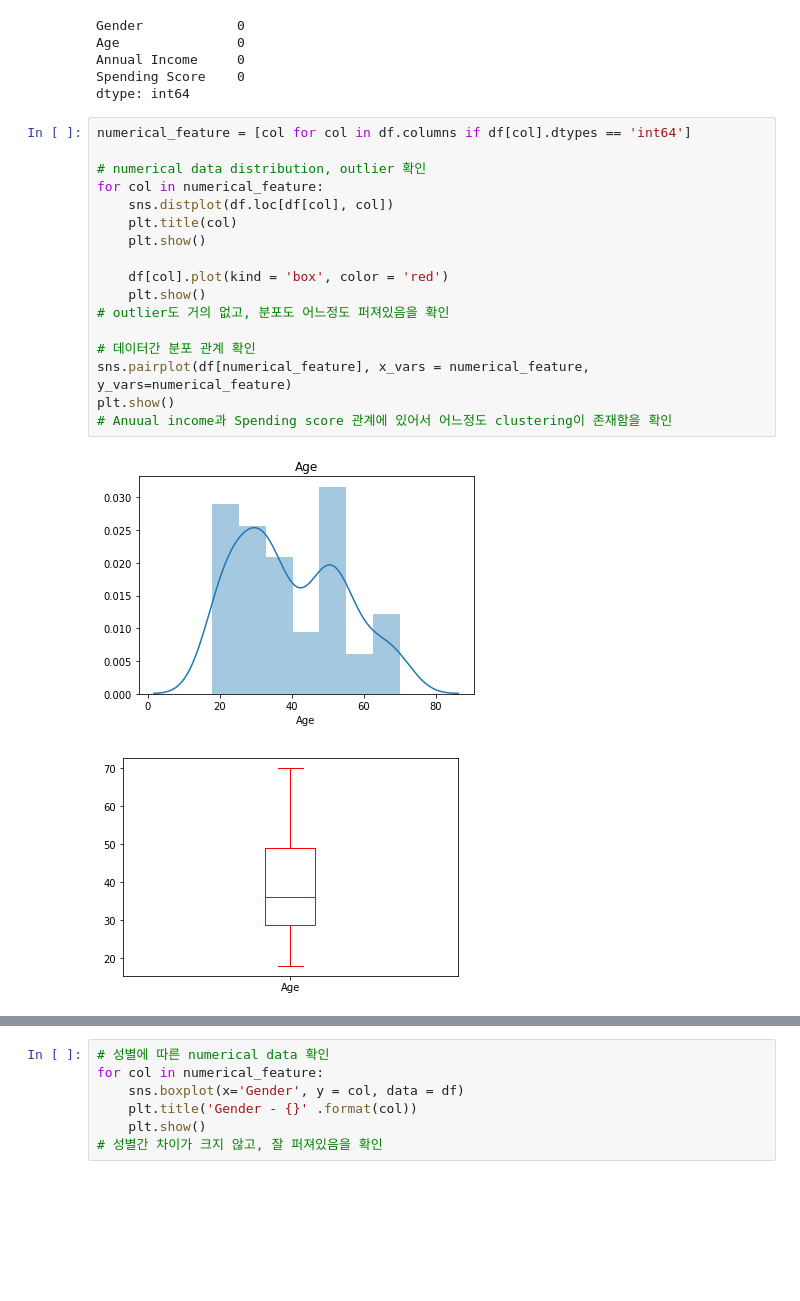
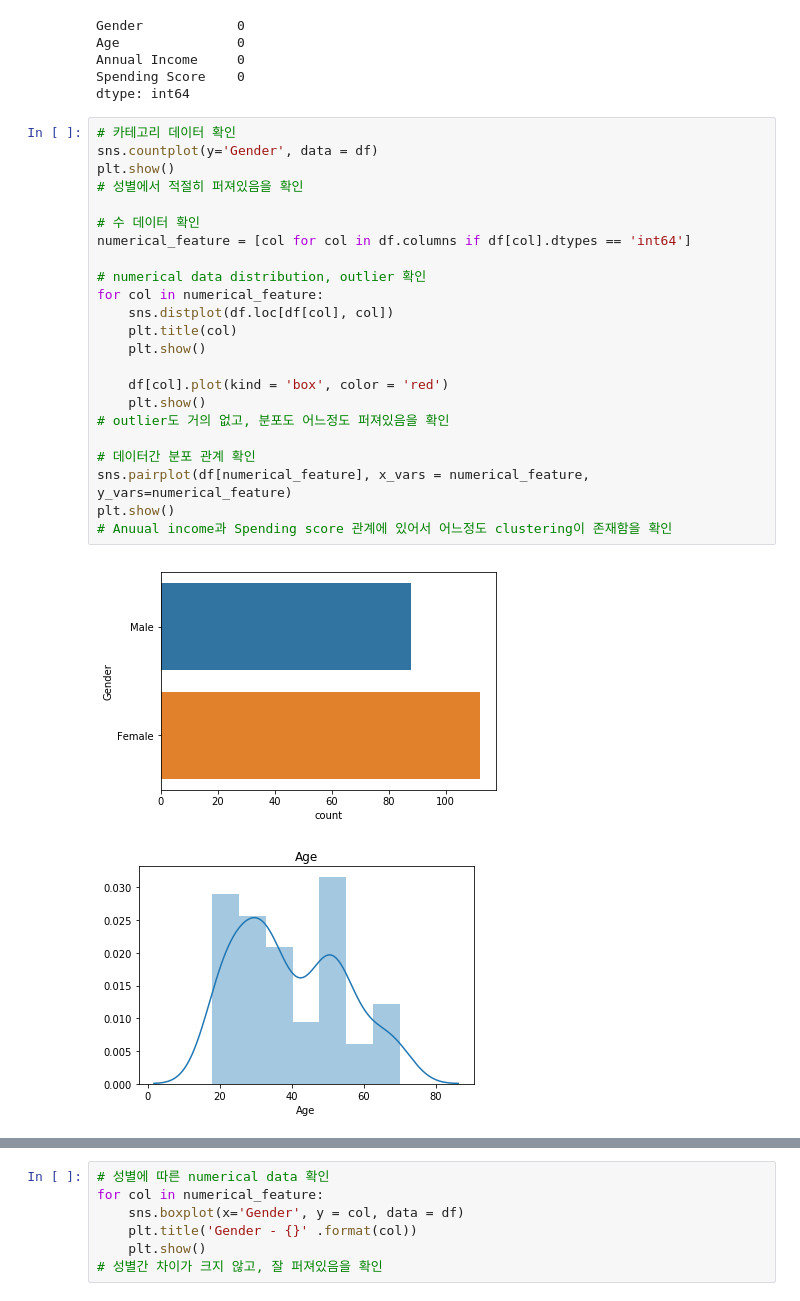
Before and after one commit to KimDoubleB/DS_Tutorials, a Jupyter notebook: Clustering_customer.ipynb, the cells around one changed output, grey strips where cells are left out. Drawn from its saved outputs; the diff is of its cells as text; blank space fills up the shorter version.

```diff
--- a/Clustering_customer.ipynb
+++ b/Clustering_customer.ipynb
@@ -55,22 +59,28 @@ Annual Income     0
 Spending Score    0
 dtype: int64
 # %%
+# 카테고리 데이터 확인
+sns.countplot(y='Gender', data = df)
+plt.show()
+# 성별에서 적절히 퍼져있음을 확인
+
+# 수 데이터 확인
 numerical_feature = [col for col in df.columns if df[col].dtypes == 'int64']
 
 # numerical data distribution, outlier 확인
 for col in numerical_feature:
     sns.distplot(df.loc[df[col], col])
     plt.title(col)
     plt.show()
 
     df[col].plot(kind = 'box', color = 'red')
     plt.show()
 # outlier도 거의 없고, 분포도 어느정도 퍼져있음을 확인
 
 # 데이터간 분포 관계 확인
 sns.pairplot(df[numerical_feature], x_vars = numerical_feature, y_vars=numerical_feature)
 plt.show()
 # Anuual income과 Spending score 관계에 있어서 어느정도 clustering이 존재함을 확인
 # %% [output]
-[figure, old version]
+[figure, new version]
-[figure, old version]
+[figure, new version]
```
Also changed, not shown: parts of 12 cells of this notebook.
